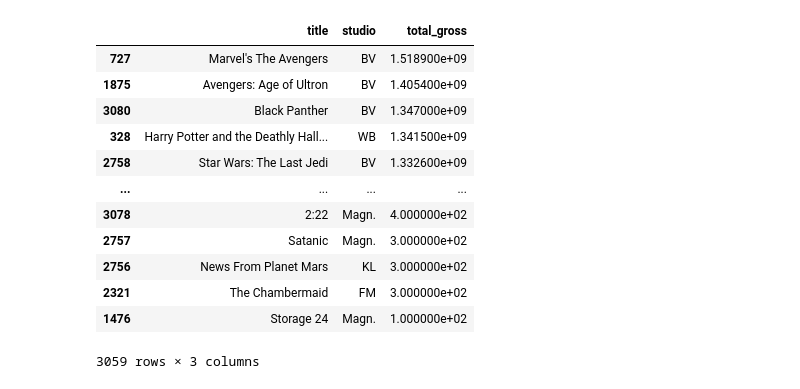
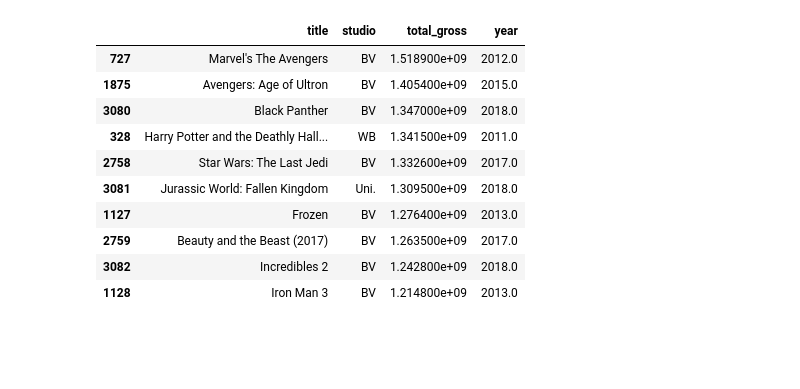
Before and after one commit to AidanStack/Movie_Data_Analysis_Project, a Jupyter notebook: Jen's Studio to Profit Analysis.ipynb, the cells around one changed output. Saved outputs shown, nothing was run; the diff lists cells and outputs as text; code cells hidden in the pictures; blank space fills up the shorter version.

```diff
--- a/Jen's Studio to Profit Analysis.ipynb
+++ b/Jen's Studio to Profit Analysis.ipynb
@@ -94,4 +42,5 @@ new_df
 # %%
 # limit results to only the past 10 years (2011)
-new_df.loc[new_df['year'] >= 2011]
+new_df = new_df.loc[new_df['year'] >= 2011]
+new_df
 # %% [output]
@@ -138,17 +109,15 @@ new_df[['title', 'year', 'studio', 'popularity', 'total_gross']]
 # %%
 new_df = new_df.sort_values(by='total_gross', ascending=False)
-new_df[['title', 'studio', 'total_gross']]
+new_df[['title', 'studio', 'total_gross', 'year']].head(10)
 # %% [output]
-|  | title | studio | total_gross |
-| 727 | Marvel's The Avengers | BV | 1.518900e+09 |
-| 1875 | Avengers: Age of Ultron | BV | 1.405400e+09 |
-| 3080 | Black Panther | BV | 1.347000e+09 |
-| 328 | Harry Potter and the Deathly Hall... | WB | 1.341500e+09 |
-| 2758 | Star Wars: The Last Jedi | BV | 1.332600e+09 |
-| ... | ... | ... | ... |
-| 3078 | 2:22 | Magn. | 4.000000e+02 |
-| 2757 | Satanic | Magn. | 3.000000e+02 |
-| 2756 | News From Planet Mars | KL | 3.000000e+02 |
-| 2321 | The Chambermaid | FM | 3.000000e+02 |
-| 1476 | Storage 24 | Magn. | 1.000000e+02 |
+|  | title | studio | total_gross | year |
+| 727 | Marvel's The Avengers | BV | 1.518900e+09 | 2012.0 |
+| 1875 | Avengers: Age of Ultron | BV | 1.405400e+09 | 2015.0 |
+| 3080 | Black Panther | BV | 1.347000e+09 | 2018.0 |
+| 328 | Harry Potter and the Deathly Hall... | WB | 1.341500e+09 | 2011.0 |
+| 2758 | Star Wars: The Last Jedi | BV | 1.332600e+09 | 2017.0 |
+| 3081 | Jurassic World: Fallen Kingdom | Uni. | 1.309500e+09 | 2018.0 |
+| 1127 | Frozen | BV | 1.276400e+09 | 2013.0 |
+| 2759 | Beauty and the Beast (2017) | BV | 1.263500e+09 | 2017.0 |
+| 3082 | Incredibles 2 | BV | 1.242800e+09 | 2018.0 |
+| 1128 | Iron Man 3 | BV | 1.214800e+09 | 2013.0 |
-3059 rows × 3 columns
```
Also changed, not shown: parts of 27 cells of this notebook.
